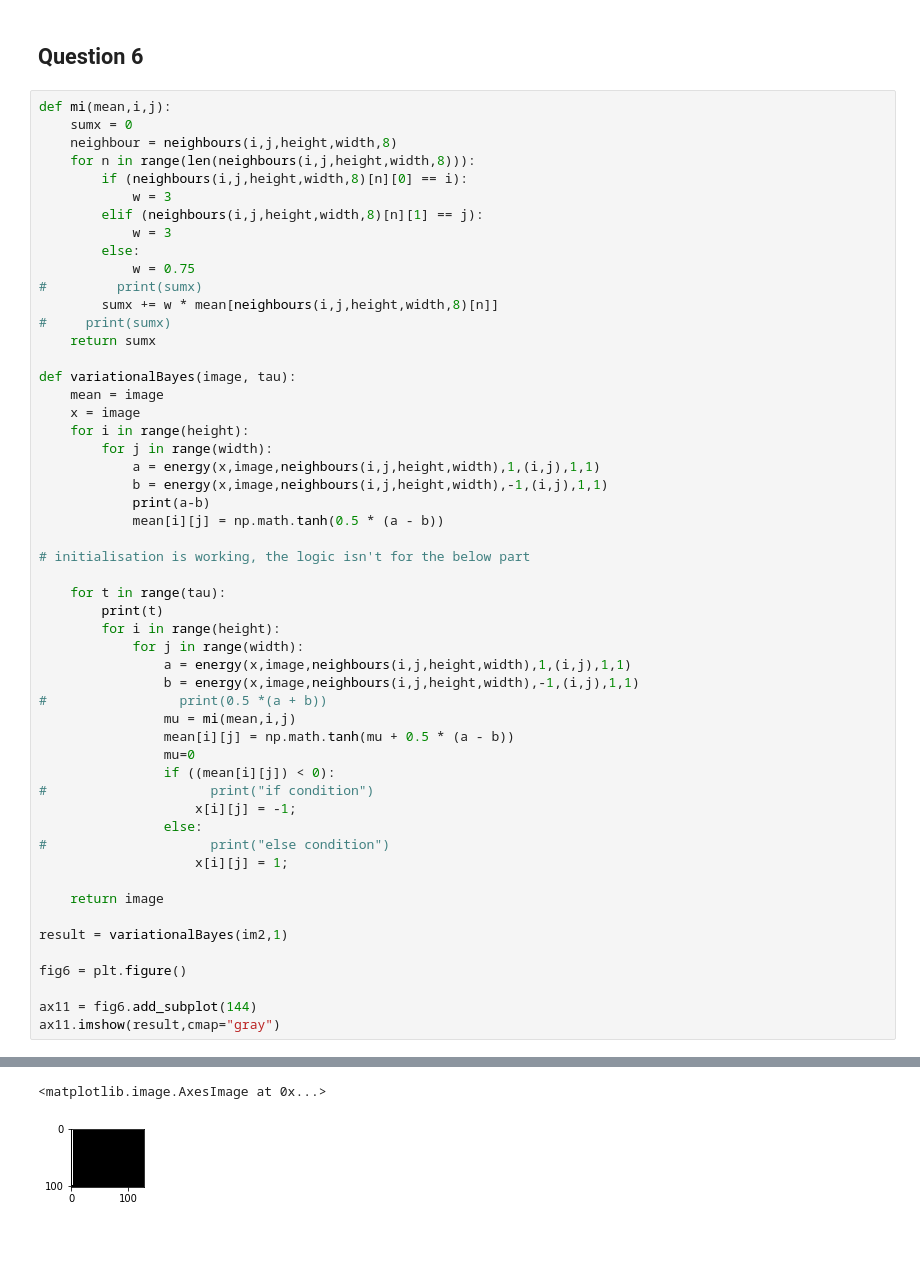
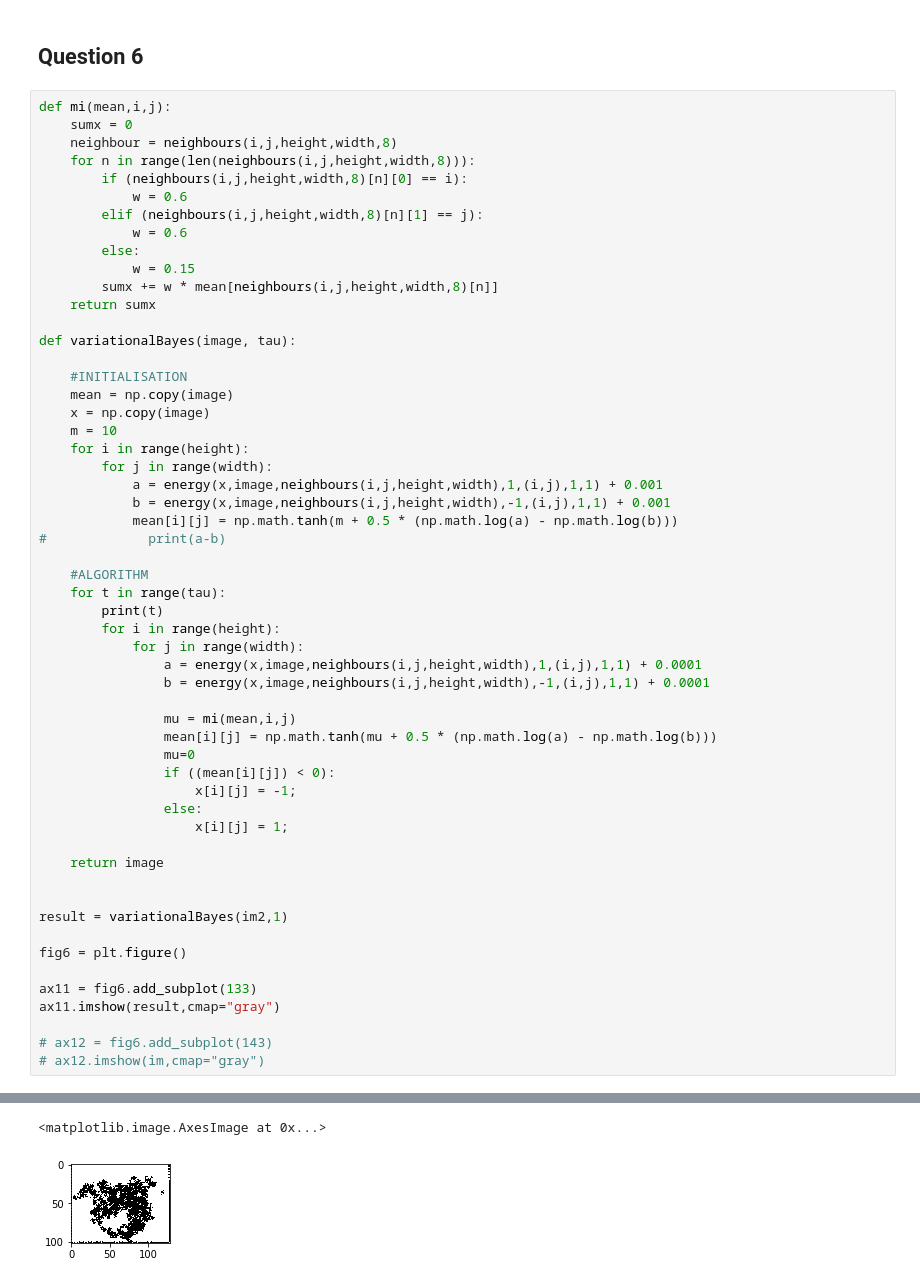
Before and after one commit to adamsadiq7/ML-Inference, a Jupyter notebook: InferenceM/CW2/inference.ipynb, the cells around one changed output, grey strips where cells are left out. Drawn from its saved outputs; the diff is of its cells as text; blank space fills up the shorter version.

```diff
--- a/InferenceM/CW2/inference.ipynb
+++ b/InferenceM/CW2/inference.ipynb
@@ -371,52 +371,54 @@ def mi(mean,i,j):
     neighbour = neighbours(i,j,height,width,8)
     for n in range(len(neighbours(i,j,height,width,8))):
         if (neighbours(i,j,height,width,8)[n][0] == i):
-            w = 3
+            w = 0.6
         elif (neighbours(i,j,height,width,8)[n][1] == j):
-            w = 3
+            w = 0.6
         else:
-            w = 0.75
-#         print(sumx)
+            w = 0.15
         sumx += w * mean[neighbours(i,j,height,width,8)[n]]
-#     print(sumx)
     return sumx
 
 def variationalBayes(image, tau):
-    mean = image
-    x = image
+
+    #INITIALISATION
+    mean = np.copy(image)
+    x = np.copy(image)
+    m = 10
     for i in range(height):
         for j in range(width):
-            a = energy(x,image,neighbours(i,j,height,width),1,(i,j),1,1)
-            b = energy(x,image,neighbours(i,j,height,width),-1,(i,j),1,1)
-            print(a-b)
-            mean[i][j] = np.math.tanh(0.5 * (a - b))
+            a = energy(x,image,neighbours(i,j,height,width),1,(i,j),1,1) + 0.001
+            b = energy(x,image,neighbours(i,j,height,width),-1,(i,j),1,1) + 0.001
+            mean[i][j] = np.math.tanh(m + 0.5 * (np.math.log(a) - np.math.log(b)))
+#             print(a-b)
 
-# initialisation is working, the logic isn't for the below part
-
+    #ALGORITHM
     for t in range(tau):
         print(t)
         for i in range(height):
             for j in range(width):
-                a = energy(x,image,neighbours(i,j,height,width),1,(i,j),1,1)
-                b = energy(x,image,neighbours(i,j,height,width),-1,(i,j),1,1)
-#                 print(0.5 *(a + b))
+                a = energy(x,image,neighbours(i,j,height,width),1,(i,j),1,1) + 0.0001
+                b = energy(x,image,neighbours(i,j,height,width),-1,(i,j),1,1) + 0.0001
+
                 mu = mi(mean,i,j)
-                mean[i][j] = np.math.tanh(mu + 0.5 * (a - b))
+                mean[i][j] = np.math.tanh(mu + 0.5 * (np.math.log(a) - np.math.log(b)))
                 mu=0
                 if ((mean[i][j]) < 0):
-#                     print("if condition")
                     x[i][j] = -1;
                 else:
-#                     print("else condition")
                     x[i][j] = 1;
 
     return image
+
 
 result = variationalBayes(im2,1)
 
 fig6 = plt.figure()
 
-ax11 = fig6.add_subplot(144)
+ax11 = fig6.add_subplot(133)
 ax11.imshow(result,cmap="gray")
+
+# ax12 = fig6.add_subplot(143)
+# ax12.imshow(im,cmap="gray")
 # %% [output]
 0
@@ -439,2 +425,2 @@ ax11.imshow(result,cmap="gray")
 <matplotlib.image.AxesImage at 0x...>
-[figure, old version]
+[figure, new version]
```
Also changed, not shown: parts of 3 cells of this notebook.
